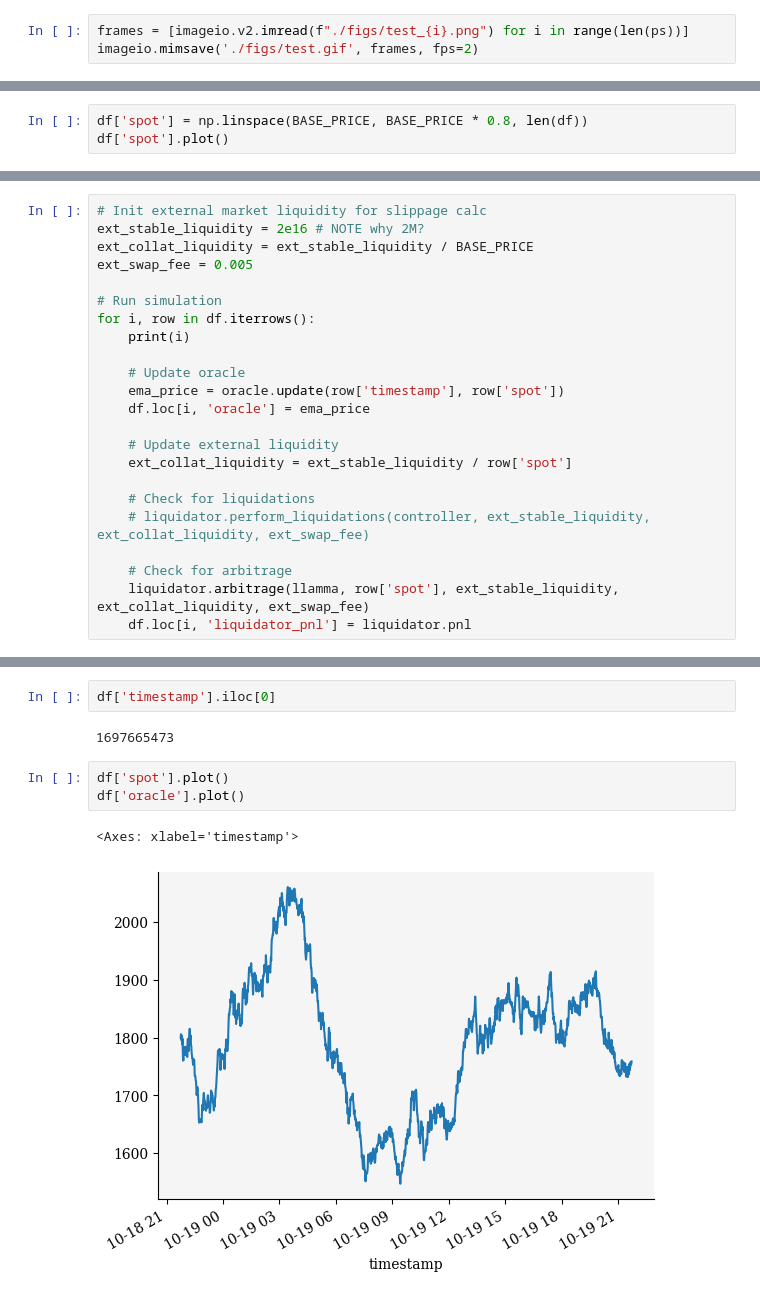
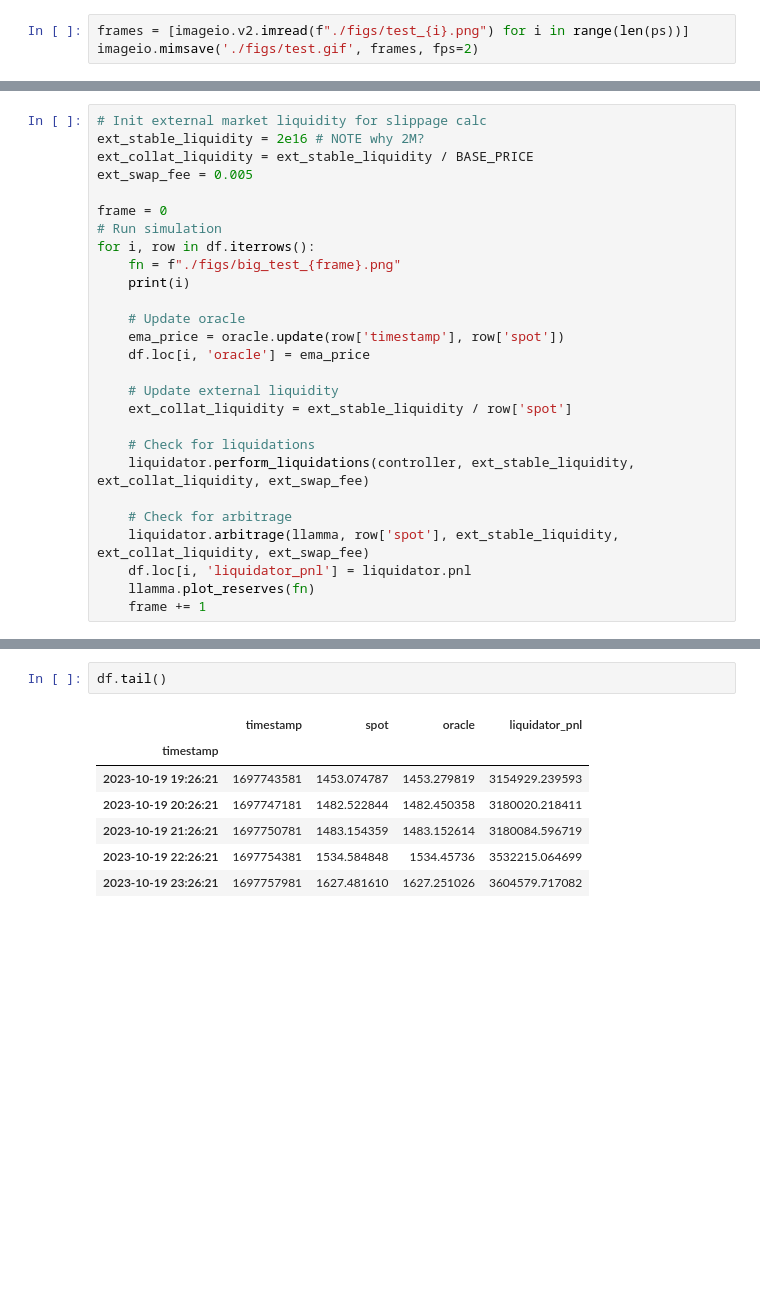
Before and after one commit to xenophonlabs/crvUSDrisk, a Jupyter notebook: play.ipynb, the cells around one changed output, grey strips where cells are left out. Saved outputs shown, nothing was run; the diff lists cells and outputs as text; blank space fills up the shorter version.

```diff
--- a/play.ipynb
+++ b/play.ipynb
@@ -152,3 +152,0 @@ df['spot'].plot()
-# %%
-df['spot'] = np.linspace(BASE_PRICE, BASE_PRICE * 0.8, len(df))
-df['spot'].plot()
@@ -161,8 +156,10 @@ ext_stable_liquidity = 2e16 # NOTE why 2M?
 ext_collat_liquidity = ext_stable_liquidity / BASE_PRICE
 ext_swap_fee = 0.005
 
+frame = 0
 # Run simulation
 for i, row in df.iterrows():
+    fn = f"./figs/big_test_{frame}.png"
     print(i)
 
     # Update oracle
@@ -173,9 +170,11 @@ for i, row in df.iterrows():
     ext_collat_liquidity = ext_stable_liquidity / row['spot']
 
     # Check for liquidations
-    # liquidator.perform_liquidations(controller, ext_stable_liquidity, ext_collat_liquidity, ext_swap_fee)
+    liquidator.perform_liquidations(controller, ext_stable_liquidity, ext_collat_liquidity, ext_swap_fee)
 
     # Check for arbitrage
     liquidator.arbitrage(llamma, row['spot'], ext_stable_liquidity, ext_collat_liquidity, ext_swap_fee)
     df.loc[i, 'liquidator_pnl'] = liquidator.pnl
+    llamma.plot_reserves(fn)
+    frame += 1
 # %% [output]
@@ -212,10 +198,10 @@ START
-# %%
-df['timestamp'].iloc[0]
-# %% [output]
-1697665473
-# %%
-df['spot'].plot()
-df['oracle'].plot()
-# %% [output]
-<Axes: xlabel='timestamp'>
-[figure, removed]
+# %%
+df.tail()
+# %% [output]
+|  | timestamp | spot | oracle | liquidator_pnl |
+| timestamp |  |  |  |  |
+| 2023-10-19 19:26:21 | 1697743581 | 1453.074787 | 1453.279819 | 3154929.239593 |
+| 2023-10-19 20:26:21 | 1697747181 | 1482.522844 | 1482.450358 | 3180020.218411 |
+| 2023-10-19 21:26:21 | 1697750781 | 1483.154359 | 1483.152614 | 3180084.596719 |
+| 2023-10-19 22:26:21 | 1697754381 | 1534.584848 | 1534.45736 | 3532215.064699 |
+| 2023-10-19 23:26:21 | 1697757981 | 1627.481610 | 1627.251026 | 3604579.717082 |
```
Also changed, not shown: parts of 13 cells of this notebook, 35 other files.
